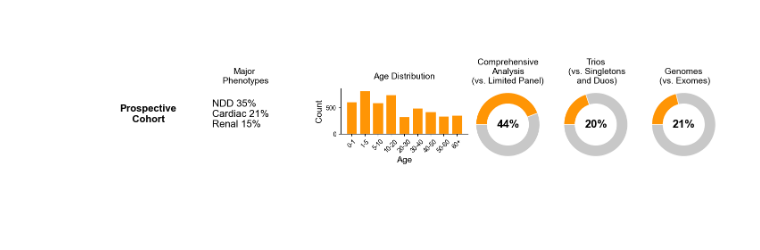
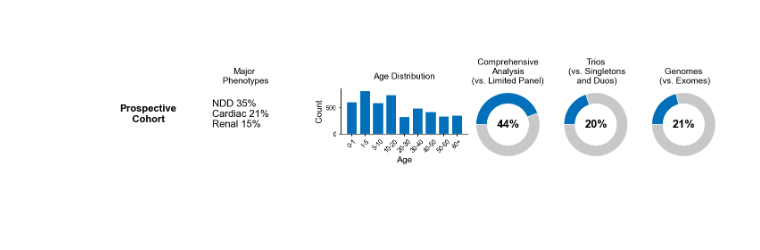
Before and after one commit to populationgenomics/talos_manuscript, a Jupyter notebook: Analyses/Jupyter_notebooks/Figure4_panel1.ipynb, the cells around one changed output. Drawn from its saved outputs; the diff is of its cells as text; code cells hidden in the pictures.

```diff
--- a/Analyses/Jupyter_notebooks/Figure4_panel1.ipynb
+++ b/Analyses/Jupyter_notebooks/Figure4_panel1.ipynb
@@ -19,7 +19,7 @@ y1 = t1-x1
 sizes1 = [y1, x1]
 text1 = r'$\frac{{{}}}{{{}}}$'.format(x1, t1)
 labels1 = ['', '']
-col1 = ['#C8C8C8', '#FF9505']
+col1 = ['#C8C8C8', '#016FB9']
 
 # Comprehensive
 x4 = int(data['Comprehensive'][0])
@@ -28,7 +28,7 @@ y4 = t4-x4
 sizes4 = [y4, x4]
 text4 = "{:.0%}".format(x4 / t4)
 labels4 = ['', '']
-col5 = ['#C8C8C8', '#FF9505']
+col5 = ['#C8C8C8', '#016FB9']
 
 # Trios vs. Singletons
 x5 = int(data['Trios'][0])
@@ -37,7 +37,7 @@ y5 = t5-x5
 sizes5 = [y5, x5]
 text5 = "{:.0%}".format(x5 / t5)
 labels5 = ['', '']
-col5 = ['#C8C8C8', '#FF9505']
+col5 = ['#C8C8C8', '#016FB9']
 
 # Genomes vs. Exomes
 x6 = int(data['Genomes'][0])
@@ -46,7 +46,7 @@ y6 = t6-x6
 sizes6 = [y6, x6]
 text6 = "{:.0%}".format(x6 / t6)
 labels6 = ['', '']
-col6 = ['#C8C8C8', '#FF9505']
+col6 = ['#C8C8C8', '#016FB9']
 
 # Major Phenotypes data
 Ap3 = int(data['Phen1_num'][0])
@@ -148,31 +148,31 @@ ax5.text(0, 0, text5, ha='center', **kwargs)
 
 # Seventh panel: Pie chart
 ax6 = fig.add_subplot(gs[0, 6])
 ax6.axis('equal')
 width = 0.35
 kwargs = dict(colors=col6, startangle=180)
 outside, _ = ax6.pie(sizes6, radius=1, pctdistance=1 - width / 2, labels=labels6, **kwargs)
 plt.setp(outside, width=width, edgecolor='white')
 kwargs = dict(size=18, fontweight='bold', va='center', fontname='Arial')
 ax6.text(0, 0, text6, ha='center', **kwargs)
 
 # Add titles
 # Why do these have this strange "y" value? See this github issue for more info:
 # https://github.com/matplotlib/matplotlib/issues/16805#issuecomment-600277360
 # Hopefully at some point an update will fix this
 
 ax0.set_title('', fontsize=14, fontname='Arial', pad=-30, y=1.000001)
 ax1.set_title('Major\n Phenotypes', fontsize=14, fontname='Arial', pad=-100, y=1.000001)
 # ax2.set_title('Year Recruited', fontsize=14, fontname='Arial', pad=15, y=1.000001)
 ax3.set_title('Age Distribution', fontsize=14, fontname='Arial', pad=15, y=1.000001)
 ax4.set_title('Comprehensive\nAnalysis\n(vs. Limited Panel)', fontsize=14, pad=-100, y=1.000001)
 ax5.set_title('Trios\n (vs. Singletons\n and Duos)', fontsize=14, fontname='Arial', pad=-100, y=1.000001)
 ax6.set_title('Genomes\n (vs. Exomes)', fontsize=14, fontname='Arial', pad=-100, y=1.000001)
 
 
 # Adjust layout
 plt.tight_layout()
 
 fig.savefig('../../Figures/Fig4/Fig4_panel1.png')
 # %% [output]
-[figure, old version]
+[figure, new version]
```
Also changed, not shown: 7 other files.
